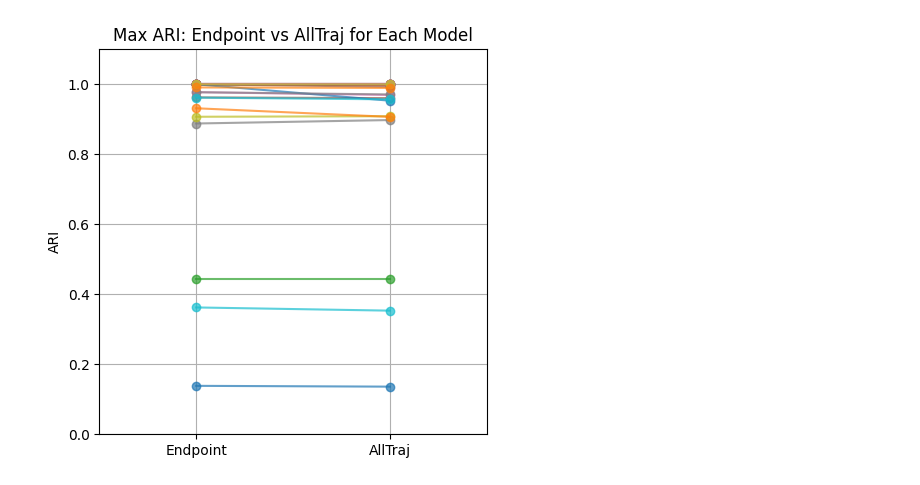
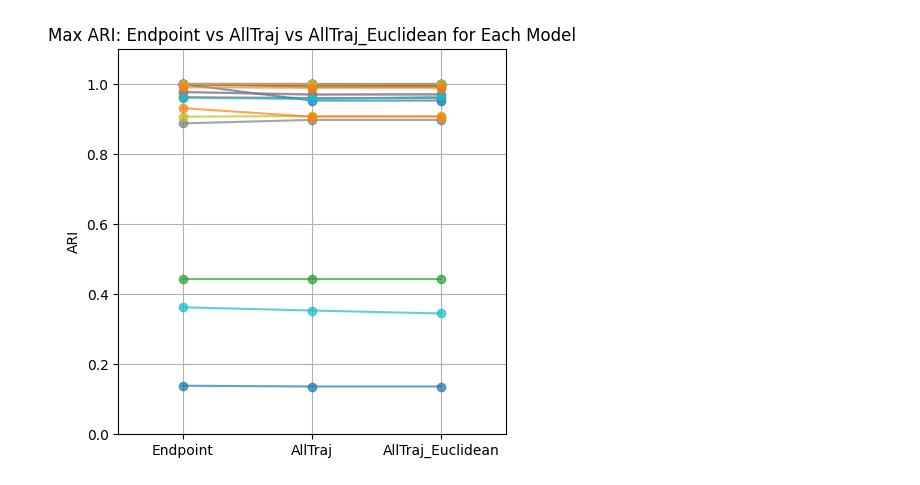
Before and after one commit to sysbio-curie/AstroLogics, a Jupyter notebook: scripts/Results_Table_1/07_Visualizing_ARI.ipynb, the cells around one changed output. Cells and saved outputs as stored; diff of their text form; code cells hidden in the pictures.

Commit message:
Add the calculation of Euclidea distance

```diff
--- a/scripts/Results_Table_1/07_Visualizing_ARI.ipynb
+++ b/scripts/Results_Table_1/07_Visualizing_ARI.ipynb
@@ -9,27 +9,32 @@ sys.path.append('/home/spankaew/Git/astrologics/')
 # %%
 # Load Endpoint ARI scores
-endpoint = pd.read_csv('/home/spankaew/Git/astrologics/data/rand_experiment/rand_index_endpointclustering.csv', index_col=0)
+endpoint = pd.read_csv('/home/spankaew/Git/Git_Curie/AstroLogics/data/rand_experiment/rand_index_endpointclustering_v3.csv', index_col=0)
 endpoint.fillna(0, inplace=True)
 endpoint = endpoint.max(axis = 0)
 
 # Load All-trajectory ARI scores
-alltraj = pd.read_csv('/home/spankaew/Git/astrologics/data/rand_experiment/rand_index_alltrajclustering.csv', index_col=0)
+alltraj = pd.read_csv('/home/spankaew/Git/Git_Curie/AstroLogics/data/rand_experiment/rand_index_alltrajclustering_v3.csv', index_col=0)
 alltraj.fillna(0, inplace=True)
 alltraj = alltraj.max(axis = 0)
 
+# Load All-trajectory Euclidean ARI scores
+alltraj_euclidean = pd.read_csv('/home/spankaew/Git/Git_Curie/AstroLogics/data/rand_experiment/rand_index_alltrajclustering_euclidean.csv', index_col=0)
+alltraj_euclidean.fillna(0, inplace=True)
+alltraj_euclidean = alltraj_euclidean.max(axis = 0)
+
 # Combine both scores into a new DataFrame
-new_ari_score = pd.concat([endpoint, alltraj], axis=1, keys=['Max_ARI_endpoint', 'Max_ARI_alltraj'])
+new_ari_score = pd.concat([endpoint, alltraj, alltraj_euclidean], axis=1, keys=['Max_ARI_endpoint', 'Max_ARI_alltraj', 'Max_ARI_alltraj_euclidean'])
 # %%
 plt.figure(figsize=(5, 5))
 for idx, row in new_ari_score.iterrows():
-    plt.plot([0, 1], [row['Max_ARI_endpoint'], row['Max_ARI_alltraj']], marker='o', label=idx, alpha = 0.7)
+    plt.plot([0, 1, 2], [row['Max_ARI_endpoint'], row['Max_ARI_alltraj'], row['Max_ARI_alltraj_euclidean']], marker='o', label=idx, alpha = 0.7)
 plt.ylabel('ARI')
 plt.ylim(0, 1.1)
-plt.xticks([0, 1], ['Endpoint', 'AllTraj'])
-plt.xlim(-0.5, 1.5)
-plt.title('Max ARI: Endpoint vs AllTraj for Each Model')
+plt.xticks([0, 1, 2], ['Endpoint', 'AllTraj', 'AllTraj_Euclidean'])
+plt.xlim(-0.5, 2.5)
+plt.title('Max ARI: Endpoint vs AllTraj vs AllTraj_Euclidean for Each Model')
 plt.grid(True)
 plt.show()
 # %% [output]
-[figure, old version]
+[figure, new version]
 # %%
```
Also changed, not shown: parts of 2 cells of this notebook, 3 other files.
